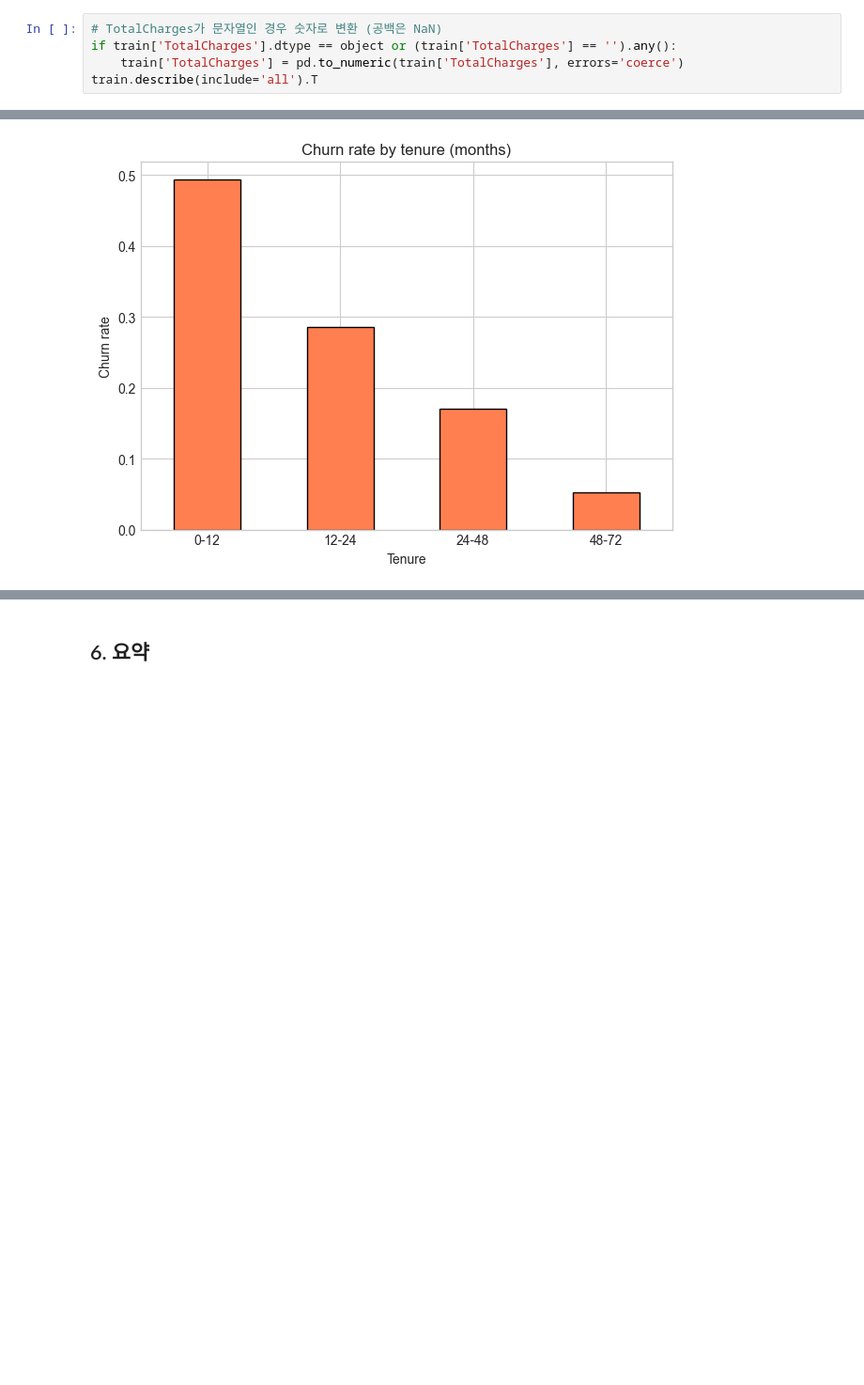
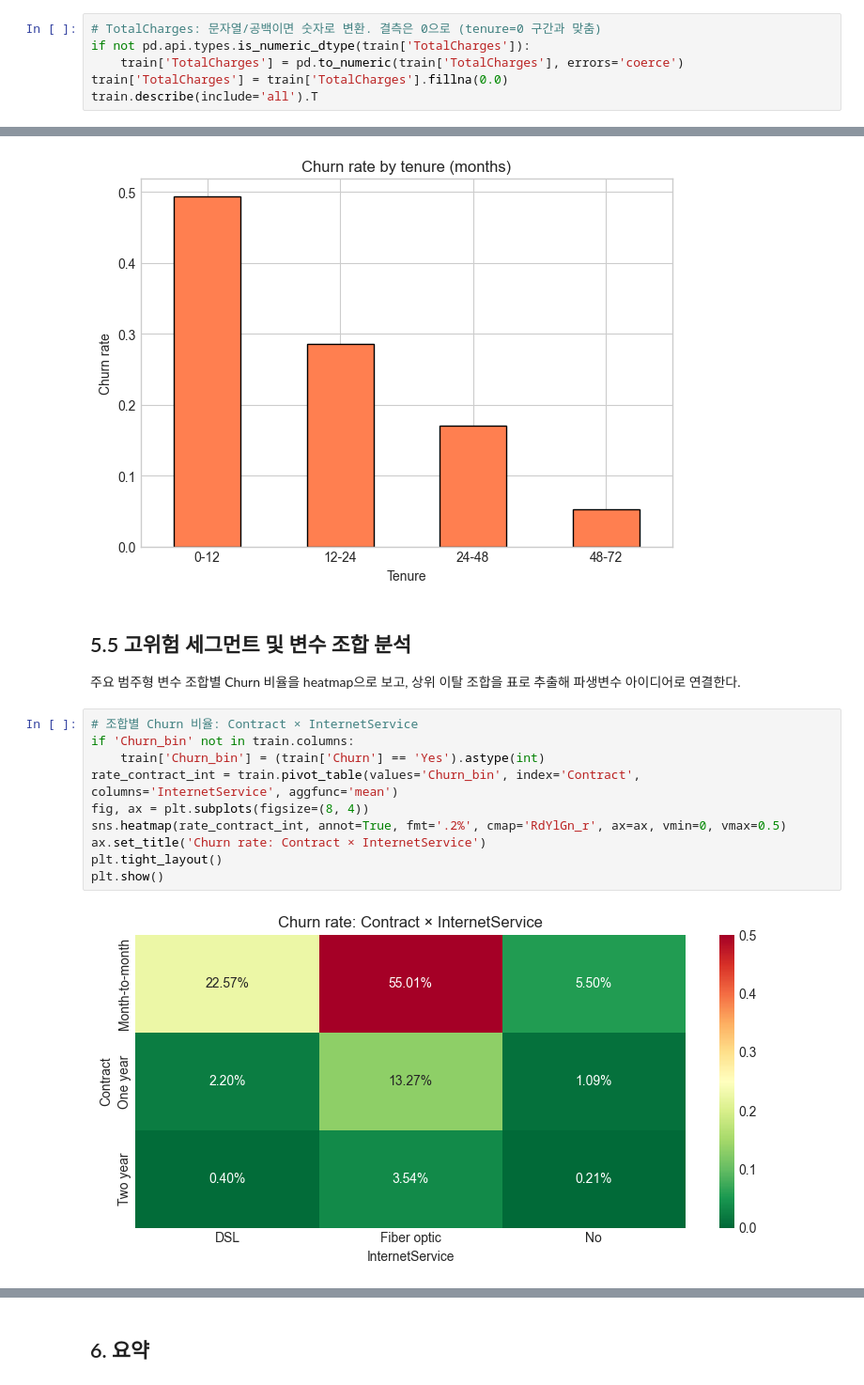
Before and after one commit to doffice0827/kaggle_playground, a Jupyter notebook: predict_customer_churn/data_eda.ipynb, the cells around one changed output, grey strips where cells are left out. Shown at 94% size. Saved outputs shown, nothing was run; the diff lists cells and outputs as text; blank space fills up the shorter version.

```diff
--- a/predict_customer_churn/data_eda.ipynb
+++ b/predict_customer_churn/data_eda.ipynb
@@ -78,9 +82,10 @@ else:
 **분석**
 결측/공백이 있는 컬럼이 있다면 위 표에 개수가 나온다. Churn 데이터에서 `TotalCharges`는 신규 가입(tenure=0 또는 매우 짧을 때)에서 빈 문자열로 들어오는 경우가 많다. 결측이 많으면 삭제·대체(예: 0 또는 중앙값) 등 전략을 정해야 한다.
 # %%
-# TotalCharges가 문자열인 경우 숫자로 변환 (공백은 NaN)
-if train['TotalCharges'].dtype == object or (train['TotalCharges'] == '').any():
+# TotalCharges: 문자열/공백이면 숫자로 변환. 결측은 0으로 (tenure=0 구간과 맞춤)
+if not pd.api.types.is_numeric_dtype(train['TotalCharges']):
     train['TotalCharges'] = pd.to_numeric(train['TotalCharges'], errors='coerce')
+train['TotalCharges'] = train['TotalCharges'].fillna(0.0)
 train.describe(include='all').T
 # %% [output]
 |  | count | unique | top | freq | mean | std | min | 25% | 50% | 75% | max |
@@ -275,3 +282,19 @@ plt.tight_layout()
 plt.show()
 # %% [output]
 [figure]
+# %% [markdown]
+## 5.5 고위험 세그먼트 및 변수 조합 분석
+
+주요 범주형 변수 조합별 Churn 비율을 heatmap으로 보고, 상위 이탈 조합을 표로 추출해 파생변수 아이디어로 연결한다.
+# %%
+# 조합별 Churn 비율: Contract × InternetService
+if 'Churn_bin' not in train.columns:
+    train['Churn_bin'] = (train['Churn'] == 'Yes').astype(int)
+rate_contract_int = train.pivot_table(values='Churn_bin', index='Contract', columns='InternetService', aggfunc='mean')
+fig, ax = plt.subplots(figsize=(8, 4))
+sns.heatmap(rate_contract_int, annot=True, fmt='.2%', cmap='RdYlGn_r', ax=ax, vmin=0, vmax=0.5)
+ax.set_title('Churn rate: Contract × InternetService')
+plt.tight_layout()
+plt.show()
+# %% [output]
+[figure, added]
```
Also changed, not shown: parts of 19 cells of this notebook, 8 other files.
